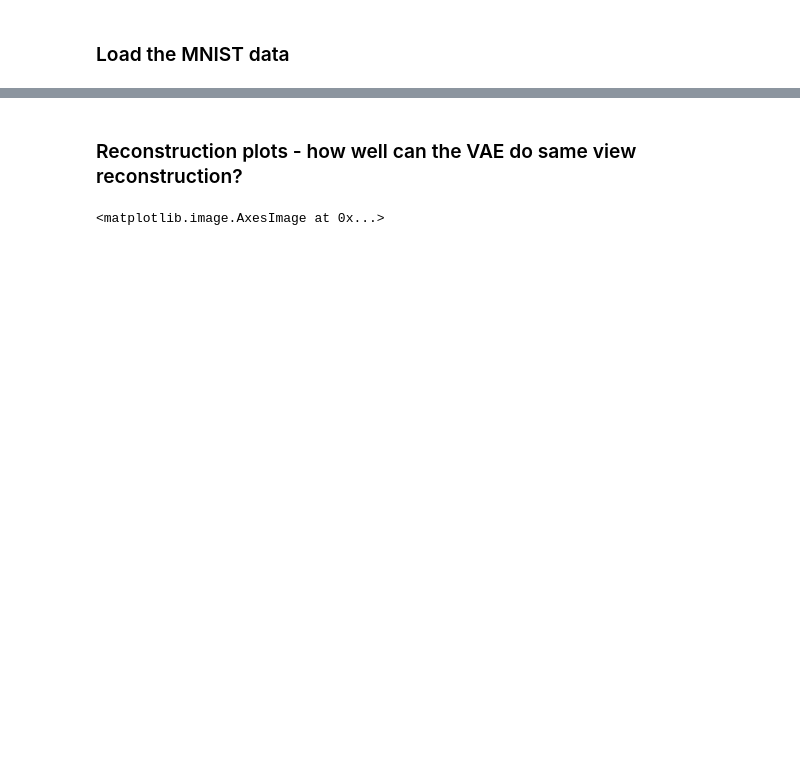
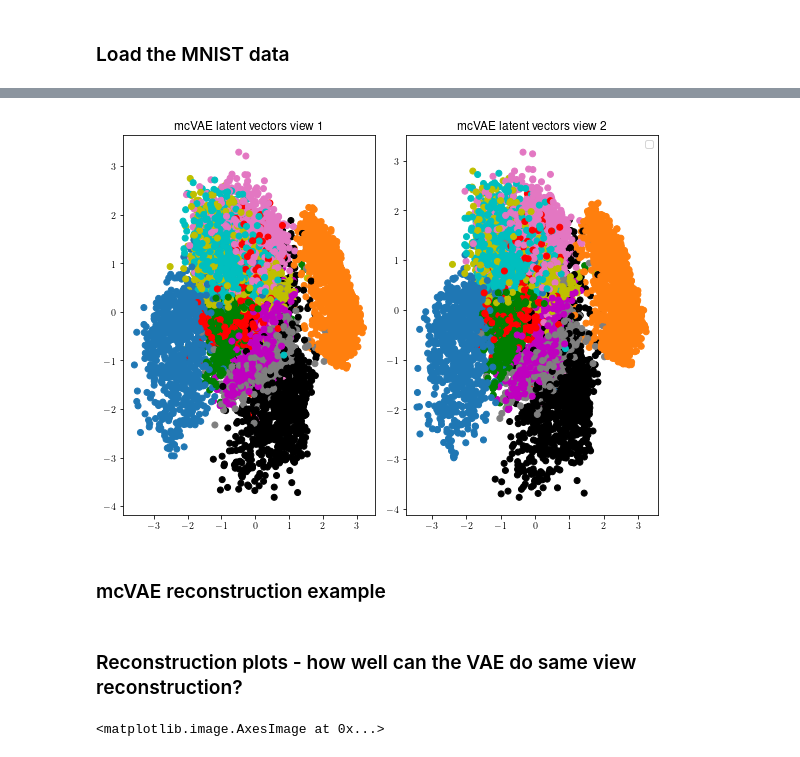
Before and after one commit to alawryaguila/multi-view-AE, a Jupyter notebook: exampleMNIST.ipynb, the cells around one changed output, grey strips where cells are left out. Drawn from its saved outputs; the diff is of its cells as text; code cells hidden in the pictures; blank space fills up the shorter version.

```diff
--- a/exampleMNIST.ipynb
+++ b/exampleMNIST.ipynb
@@ -136 +133,18 @@ models.plot_UMAP(data=latents, target=target, title=['Original MNIST latent spac
+# %%
+fig=plt.figure(figsize=(8,6))
+ax1 = fig.add_subplot(1, 2, 1)
+ax1.scatter(mcvae_latent_1[:,0], mcvae_latent_1[:,1], c=pd.Series(target_test).map(colors))
+ax1.set_title('mcVAE latent vectors view 1')
+ax2 = fig.add_subplot(1, 2, 2)
+ax2.scatter(mcvae_latent_2[:,0], mcvae_latent_2[:,1], c=pd.Series(target_test).map(colors))
+ax2.set_title('mcVAE latent vectors view 2')
+handles, labels = plt.gca().get_legend_handles_labels()
+by_label = OrderedDict(zip(labels, handles))
+plt.legend(by_label.values(), by_label.keys())
+plt.tight_layout()
+plt.show()
+# %% [output]
+[figure, added]
+# %% [markdown]
+### mcVAE reconstruction example
 # %%
```
Also changed, not shown: parts of 21 cells of this notebook.
